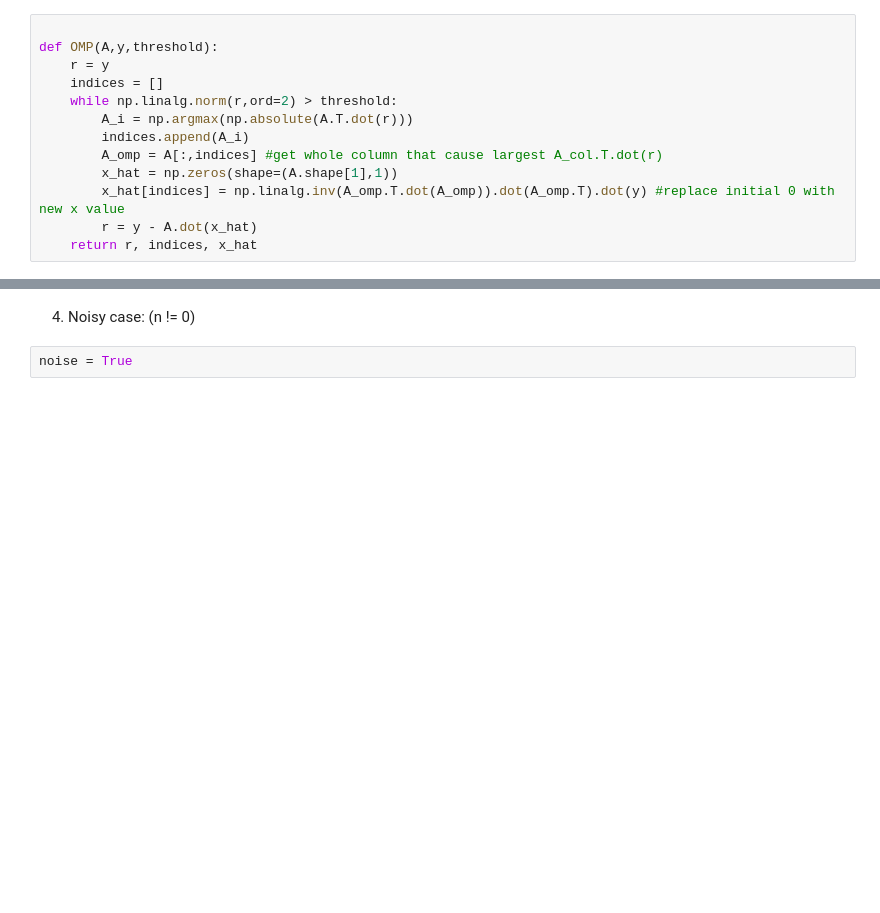
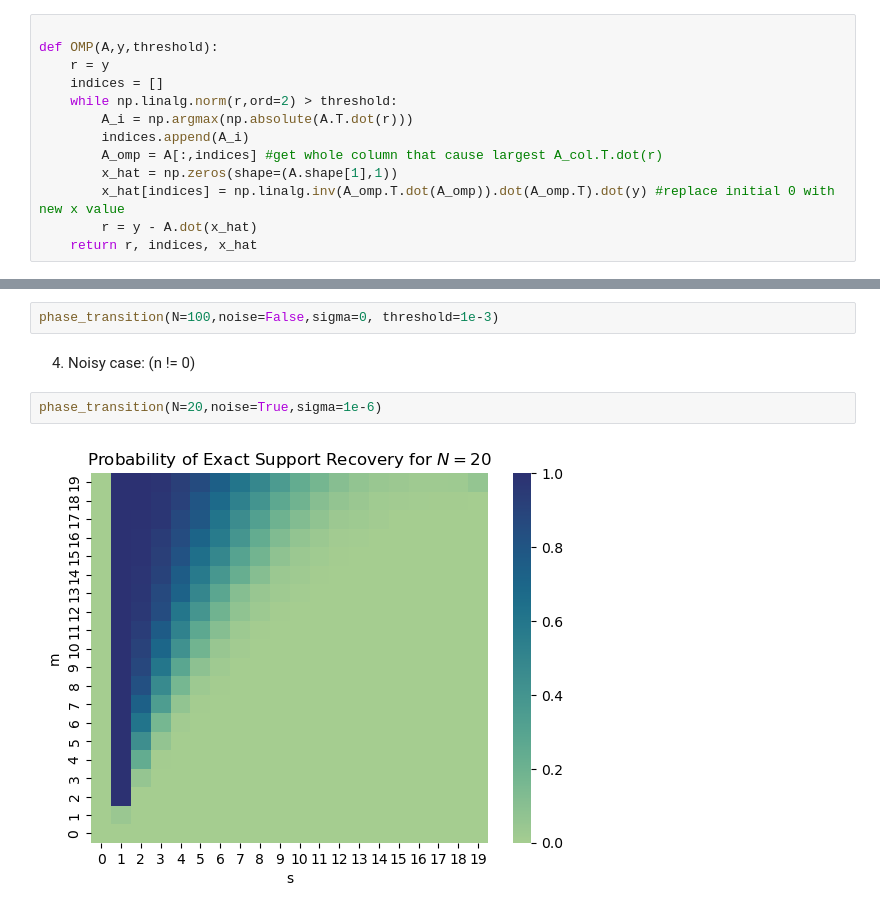
Before and after one commit to jasminelin1218/OMP-Compress-Sensing, a Jupyter notebook: miniproject1.ipynb, the cells around one changed output, grey strips where cells are left out. Cells and saved outputs as stored; diff of their text form; blank space fills up the shorter version.

```diff
--- a/miniproject1.ipynb
+++ b/miniproject1.ipynb
@@ -90,4 +127,8 @@ noiseless_phase_transition(N=20,noise=False)
+# %%
+phase_transition(N=100,noise=False,sigma=0, threshold=1e-3)
 # %% [markdown]
 4. Noisy case: (n != 0)
 # %%
-noise = True
+phase_transition(N=20,noise=True,sigma=1e-6)
+# %% [output]
+[figure, added]
```
Also changed, not shown: parts of 9 cells of this notebook.
